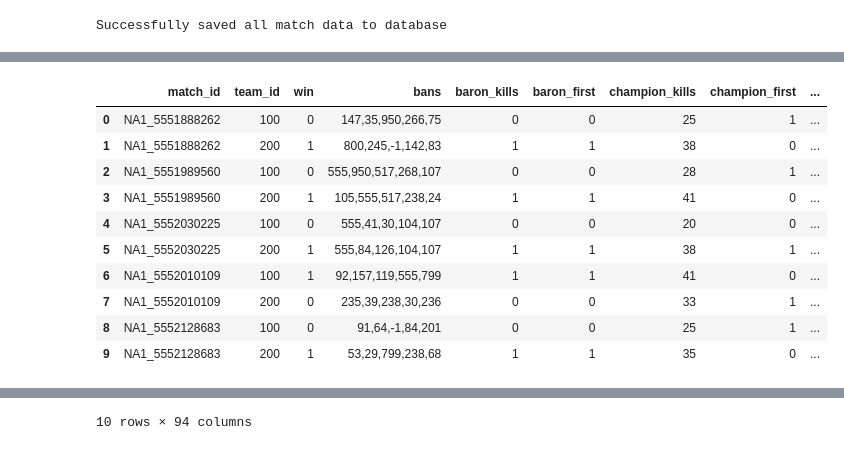
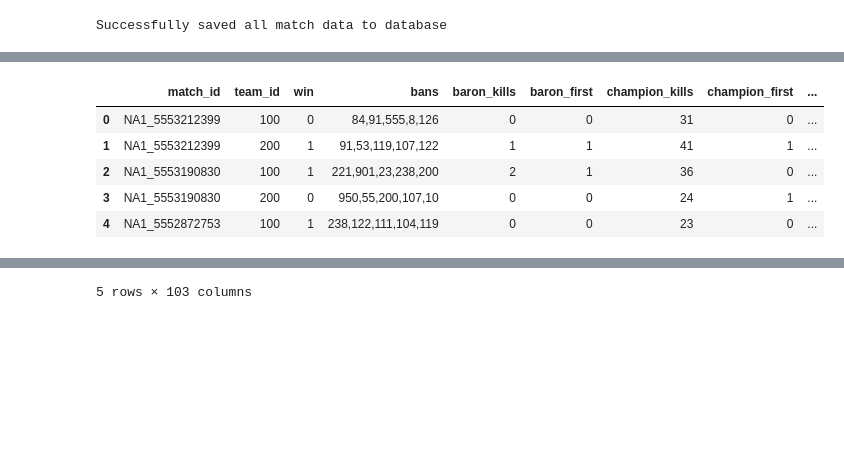
Before and after one commit to mclementi115/CS210-League-Project, a Jupyter notebook: LOLMatchAnalysis.ipynb, the cells around one changed output, grey strips where cells are left out. Drawn from its saved outputs; the diff is of its cells as text; code cells hidden in the pictures; blank space fills up the shorter version.

Commit message:
Average matches features and visualizations

```diff
--- a/LOLMatchAnalysis.ipynb
+++ b/LOLMatchAnalysis.ipynb
@@ -263,7 +313,7 @@ def extract_timeline_stats(timeline_json, timestamp=15):
     return stats_at_time
 
 #Adds columns for gold, xp, minions killed, and gold difference vs lane opponent to player data frames at given timestamps. Can insert multiple timestamps at once
-def process_match_with_timeline(match_json, timeline_json, timestamps = [15]):
+def process_match_with_timeline(match_json, timeline_json, timestamps = [5, 10, 15, 20]):
     match_df, team_df, players_df = process_match(match_json)
 
     for minute in timestamps:
@@ -332,7 +375,15 @@ def save_to_db(match_df, team_df, players_df, db_path='league_data.db'):
 
     finally: conn.close()
 # %%
-#Start of main function, testing, output shows the top players of the solo queue ladder including their puuids, wins/losses, ranked league points (LP), and if they're on a winstreak
+#Start of main function, clears db if it exists, output of ladder shows the top players of the solo queue ladder including their puuids, wins/losses, ranked league points (LP), and if they're on a winstreak
+conn = sql.connect('league_data.db')
+reset = 'matches', 'teams', 'participants'
+for table in reset:
+    try:
+        conn.execute(f'DROP TABLE IF EXISTS {table}')
+    except Exception as e:
+        continue
+
 ladder_df = get_ladder(top=5)
 ladder_df
 # %% [output]
@@ -345,7 +396,7 @@ ladder_df
 # %%
 #Fetch match history of match ids for COUNT games for every top player
-match_ids = get_top_matches(ladder_df, count=5)
-match_ids.head(10)
+top_match_ids = get_top_matches(ladder_df, matches=3)
+top_match_ids.head(5)
 # %% [output]
 Fetching match history for player 1...
 Fetching match history for player 2...
@@ -366,30 +412,39 @@ Fetching match history for player 5...
 # %%
 #Processes matches and saves them to league_data.db. Displays The 3 tables matches, teams, participants at the end
 #Running with process_match_with_timeline over process_match to get data throughout the game instead of end-of-game only stats
-for match_id in match_ids['matchId']:
-    if is_match_processed(match_id):
+intervals = [5, 10, 15, 20, 25]
+
+for match_id in top_match_ids['matchId']:
+    if is_match_processed(match_id, conn):
         continue
+
     try:
         match_data = get_match(match_id)
+        participants = match_data['info']['participants']
+        early_ff = any(participant.get('gameEndedInEarlySurrender', False) for participant in participants)
+
+        if match_data['info']['gameMode'] != "CLASSIC" or early_ff:
+            continue
+
         timeline_data = get_match_timeline_json(match_id)
 
-        match_df, team_df, players_df = process_match_with_timeline(match_data, timeline_data, timestamps=[10, 15, 20])
+        match_df, team_df, players_df = process_match_with_timeline(match_data, timeline_data, timestamps=intervals)
+        match_df['rank_group'] = 'Top'
+        team_df['rank_group'] = 'Top'
+        players_df['rank_group'] = 'Top'
+
         save_to_db(match_df, team_df, players_df)
-        time.sleep(1.2)
+        time.sleep(1.5)
 
     except Exception as e:
         print(f"Error processing match {match_id}: {e}")
 
 print("Successfully saved all match data to database")
 
-conn = sql.connect('league_data.db')
+df_matches = pd.read_sql("SELECT * FROM matches", conn)
+df_teams = pd.read_sql("SELECT * FROM teams", conn)
+df_participants = pd.read_sql("SELECT * FROM participants", conn)
 
-df_matches = pd.read_sql("SELECT * FROM matches LIMIT 10", conn)
-df_teams = pd.read_sql("SELECT * FROM teams LIMIT 10", conn)
-df_participants = pd.read_sql("SELECT * FROM participants LIMIT 10", conn)
-
-conn.close()
-
-display(df_matches, df_teams, df_participants)
+display(df_matches.head(5), df_teams.head(5), df_participants.head(5))
 # %% [output]
 Successfully saved all match data to database
@@ -407,12 +457,7 @@ Successfully saved all match data to database
 |  | match_id | team_id | win | bans | baron_kills | baron_first | champion_kills | champion_first | ... |
-| 0 | NA1_5551888262 | 100 | 0 | 147,35,950,266,75 | 0 | 0 | 25 | 1 | ... |
-| 1 | NA1_5551888262 | 200 | 1 | 800,245,-1,142,83 | 1 | 1 | 38 | 0 | ... |
-| 2 | NA1_5551989560 | 100 | 0 | 555,950,517,268,107 | 0 | 0 | 28 | 1 | ... |
-| 3 | NA1_5551989560 | 200 | 1 | 105,555,517,238,24 | 1 | 1 | 41 | 0 | ... |
-| 4 | NA1_5552030225 | 100 | 0 | 555,41,30,104,107 | 0 | 0 | 20 | 0 | ... |
-| 5 | NA1_5552030225 | 200 | 1 | 555,84,126,104,107 | 1 | 1 | 38 | 1 | ... |
-| 6 | NA1_5552010109 | 100 | 1 | 92,157,119,555,799 | 1 | 1 | 41 | 0 | ... |
-| 7 | NA1_5552010109 | 200 | 0 | 235,39,238,30,236 | 0 | 0 | 33 | 1 | ... |
-| 8 | NA1_5552128683 | 100 | 0 | 91,64,-1,84,201 | 0 | 0 | 25 | 1 | ... |
-| 9 | NA1_5552128683 | 200 | 1 | 53,29,799,238,68 | 1 | 1 | 35 | 0 | ... |
+| 0 | NA1_5553212399 | 100 | 0 | 84,91,555,8,126 | 0 | 0 | 31 | 0 | ... |
+| 1 | NA1_5553212399 | 200 | 1 | 91,53,119,107,122 | 1 | 1 | 41 | 1 | ... |
+| 2 | NA1_5553190830 | 100 | 1 | 221,901,23,238,200 | 2 | 1 | 36 | 0 | ... |
+| 3 | NA1_5553190830 | 200 | 0 | 950,55,200,107,10 | 0 | 0 | 24 | 1 | ... |
+| 4 | NA1_5552872753 | 100 | 1 | 238,122,111,104,119 | 0 | 0 | 23 | 0 | ... |
 |  | match_id | puuid | riotIdGameName | riotIdTagline | team_id | win | gameEndedInEarlySurrender | ... |
@@ -429 +469 @@ Successfully saved all match data to database
-10 rows × 94 columns
+5 rows × 103 columns
```
Also changed, not shown: parts of 19 cells of this notebook.
